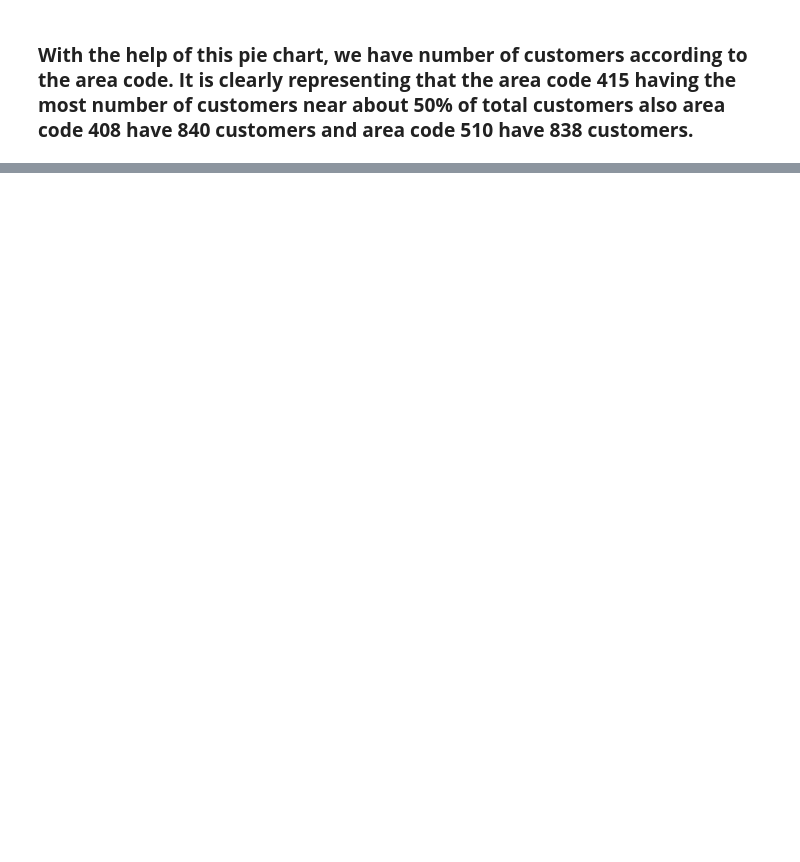
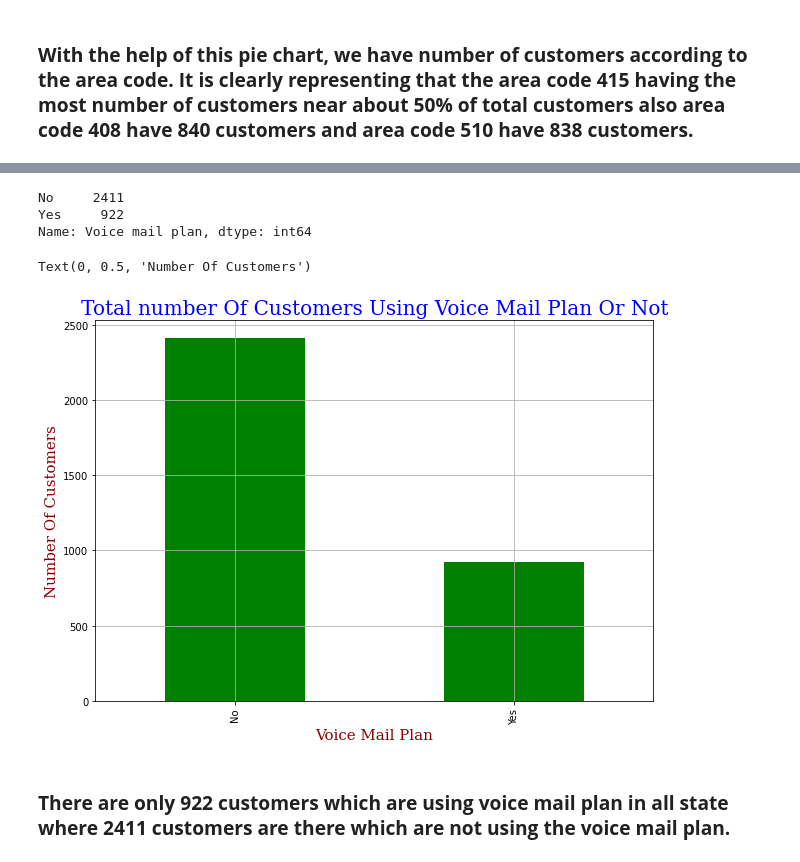
Before and after one commit to Gauravgade3/Telecom-Churn-Analysis, a Jupyter notebook: Telecom_Churn_Analysis_.ipynb, the cells around one changed output, grey strips where cells are left out. Drawn from its saved outputs; the diff is of its cells as text; code cells hidden in the pictures; blank space fills up the shorter version.

```diff
--- a/Telecom_Churn_Analysis_.ipynb
+++ b/Telecom_Churn_Analysis_.ipynb
@@ -172,0 +241,23 @@ plt.legend(title='Area Code:')
+# %%
+# Counting customers using voice mail plan
+customers_voice_mail_plan=df['Voice mail plan'].value_counts()
+customers_voice_mail_plan
+# %% [output]
+No     2411
+Yes     922
+Name: Voice mail plan, dtype: int64
+# %%
+# Plotting the bar graph to check either customers using voice mail plan or not
+customers_voice_mail_plan.plot(kind='bar',color='g')
+plt.grid()
+plt.rcParams['figure.figsize']=(10,7)
+font1 = {'family':'serif','color':'blue','size':20}
+font2 = {'family':'serif','color':'darkred','size':15}
+plt.title('Total number Of Customers Using Voice Mail Plan Or Not',fontdict=font1)
+plt.xlabel('Voice Mail Plan',fontdict=font2)
+plt.ylabel('Number Of Customers',fontdict=font2)
+# %% [output]
+Text(0, 0.5, 'Number Of Customers')
+[figure, added]
+# %% [markdown]
+### **There are only 922 customers which are using voice mail plan in all state where 2411 customers are there which are not using the voice mail plan.**
```
Also changed, not shown: parts of 13 cells of this notebook.
